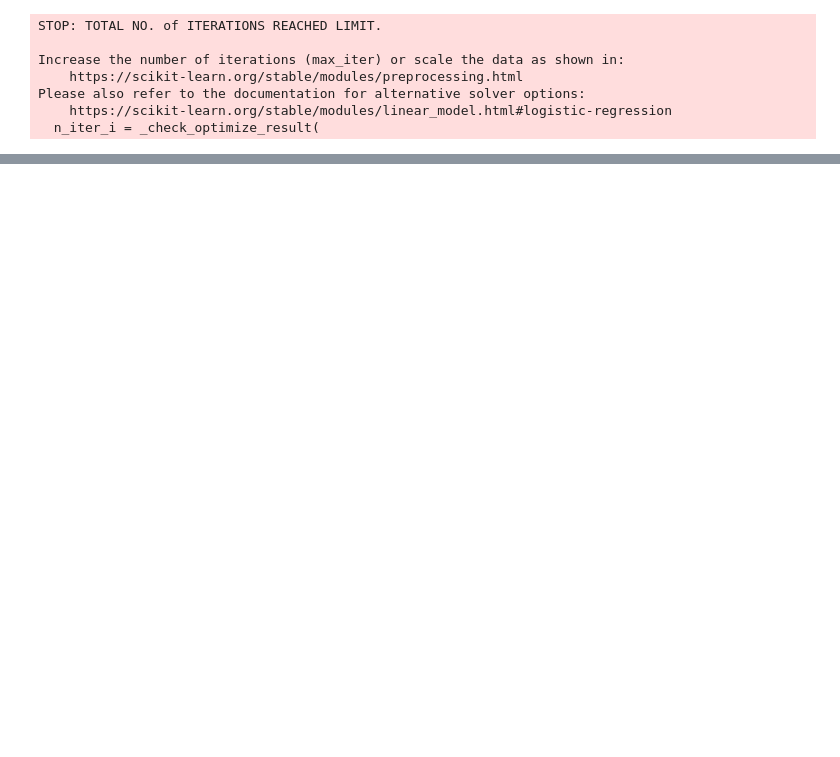
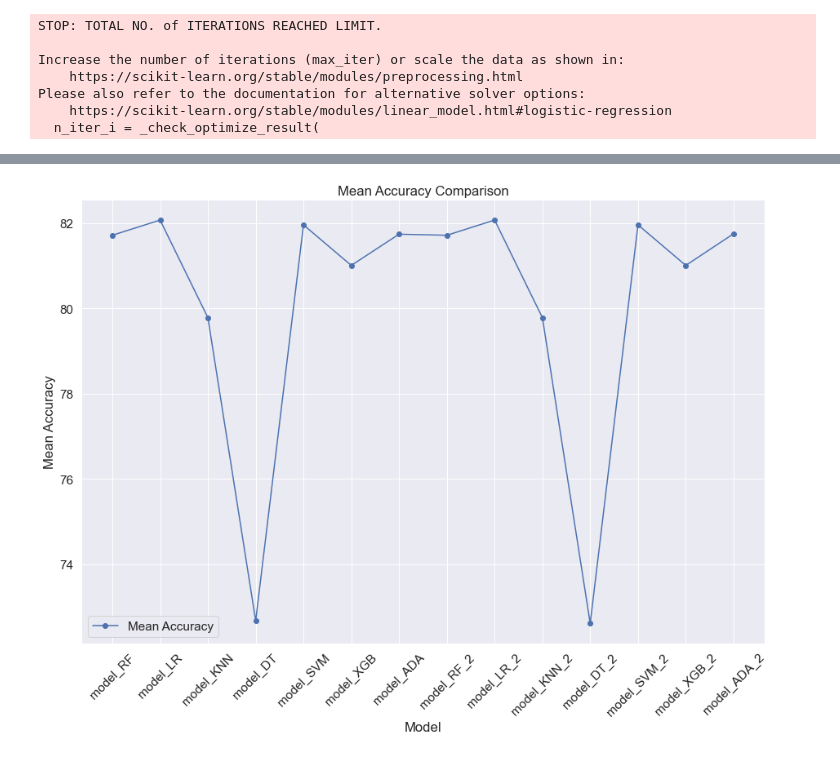
Before and after one commit to VedanshiShah7/Machine-Learning-In-Finance, a Jupyter notebook: model_comparison.ipynb, the cells around one changed output, grey strips where cells are left out. Cells and saved outputs as stored; diff of their text form; code cells hidden in the pictures; blank space fills up the shorter version.

```diff
--- a/model_comparison.ipynb
+++ b/model_comparison.ipynb
@@ -231,0 +301,5 @@ plt.show()
+# %%
+df_2 = pd.DataFrame(columns=['model', 'mean', 'accuracy'])
+df_2['model'] = ['model_RF', 'model_LR', 'model_KNN', 'model_DT', 'model_SVM', 'model_XGB', 'model_ADA', 'model_RF_2', 'model_LR_2', 'model_KNN_2', 'model_DT_2', 'model_SVM_2', 'model_XGB_2', 'model_ADA_2']
+df_2['mean'] = mean_lst
+df_2['accuracy'] = accuracy_lst
@@ -231,0 +325,5 @@ plt.show()
+# %%
+predicted_default_c = predicted_default + predicted_default_2
+predicted_no_default_c = predicted_no_default + predicted_no_default_2
+accuracy_c = accuracy + accuracy_2
+auc_lst_c = auc_lst + auc_lst_2
@@ -231,0 +332,5 @@ plt.show()
+# %%
+df_2['predicted_default'] = predicted_default_c
+df_2['predicted_no_default'] = predicted_no_default_c
+df_2['accuracy'] = accuracy_c
+df_2['auc_lst'] = auc_lst_c
@@ -231,0 +365,11 @@ plt.show()
+# %%
+plt.figure(figsize=(15,10))
+plt.plot(df_2['model'], df_2['mean'], marker='o', label='Mean Accuracy')
+plt.xticks(rotation=45)
+plt.xlabel('Model')
+plt.ylabel('Mean Accuracy')
+plt.title('Mean Accuracy Comparison')
+plt.legend()
+plt.show()
+# %% [output]
+[figure, added]
```
Also changed, not shown: parts of 23 cells of this notebook.
